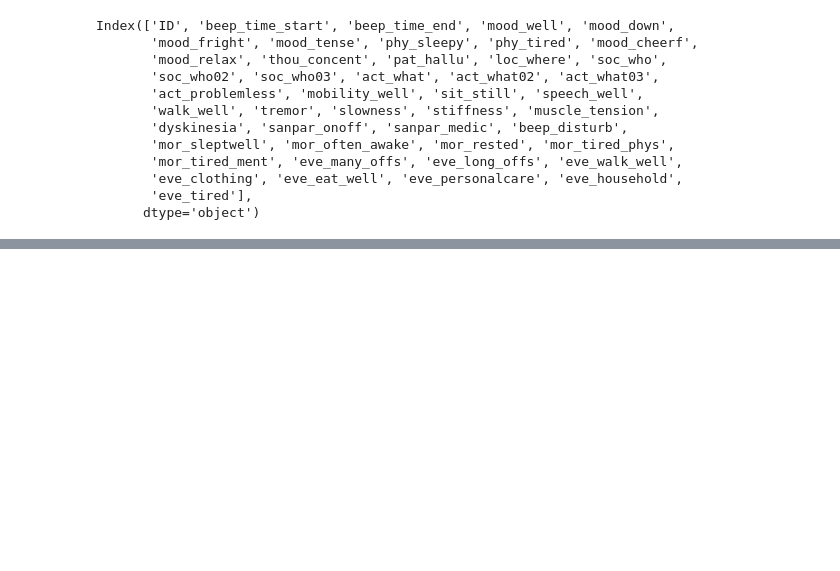
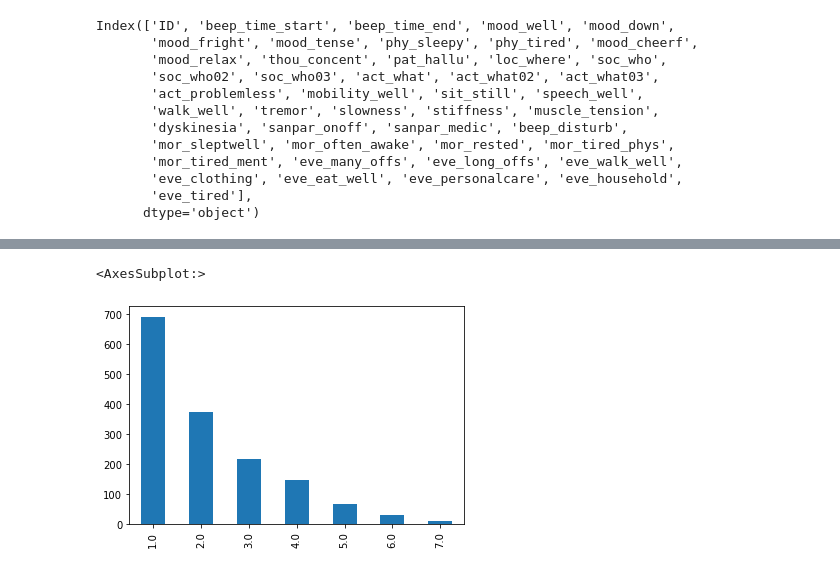
Before and after one commit to zubairfarahi/Data-Science--Machine-Learning-, a Jupyter notebook: Advanced Level/PD_Monitoring/PD_monitoring.ipynb, the cells around one changed output, grey strips where cells are left out. Drawn from its saved outputs; the diff is of its cells as text; code cells hidden in the pictures; blank space fills up the shorter version.

```diff
--- a/Advanced Level/PD_Monitoring/PD_monitoring.ipynb
+++ b/Advanced Level/PD_Monitoring/PD_monitoring.ipynb
@@ -49,3 +49,6 @@ Index(['ID', 'beep_time_start', 'beep_time_end', 'mood_well', 'mood_down',
        'eve_clothing', 'eve_eat_well', 'eve_personalcare', 'eve_household',
        'eve_tired'],
       dtype='object')
+# %%
+smaler_dataset = dataset[["ID","tremor","dyskinesia","mor_tired_phys"]]
+smaler_dataset.head()
@@ -51,0 +67,5 @@ Index(['ID', 'beep_time_start', 'beep_time_end', 'mood_well', 'mood_down',
+# %%
+smaler_dataset.tremor.value_counts().plot(kind='bar')
+# %% [output]
+<AxesSubplot:>
+[figure, added]
```
Also changed, not shown: parts of 20 cells of this notebook, 10 other files.
